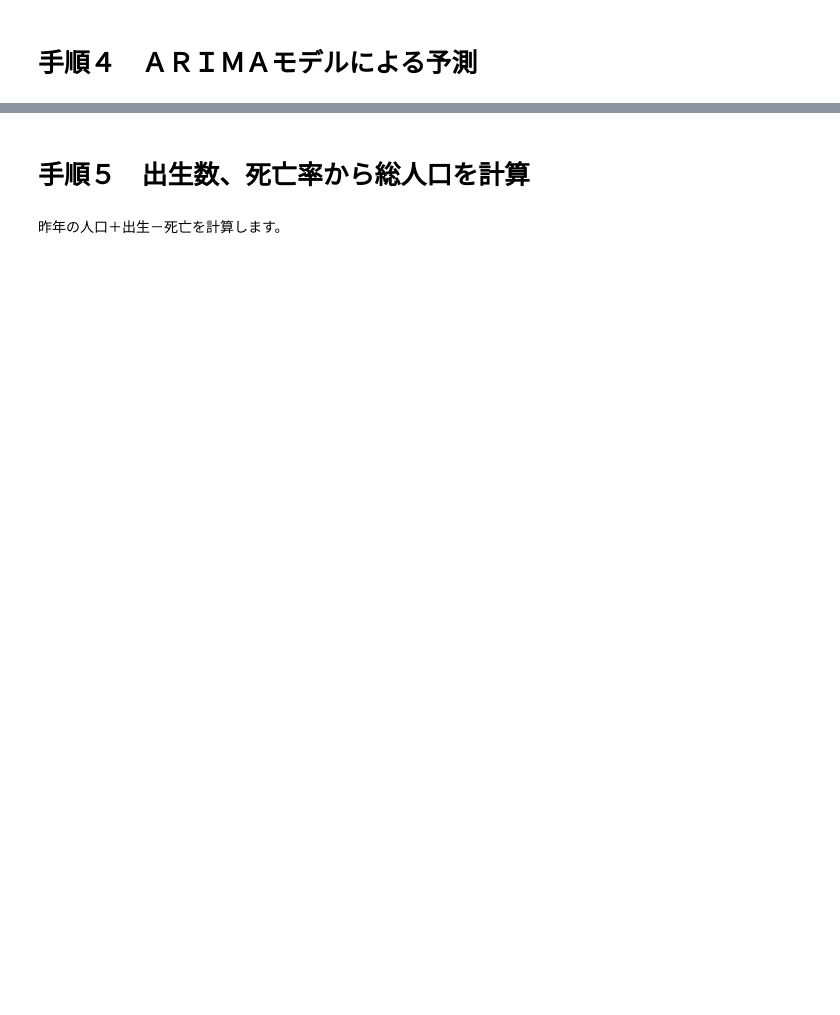
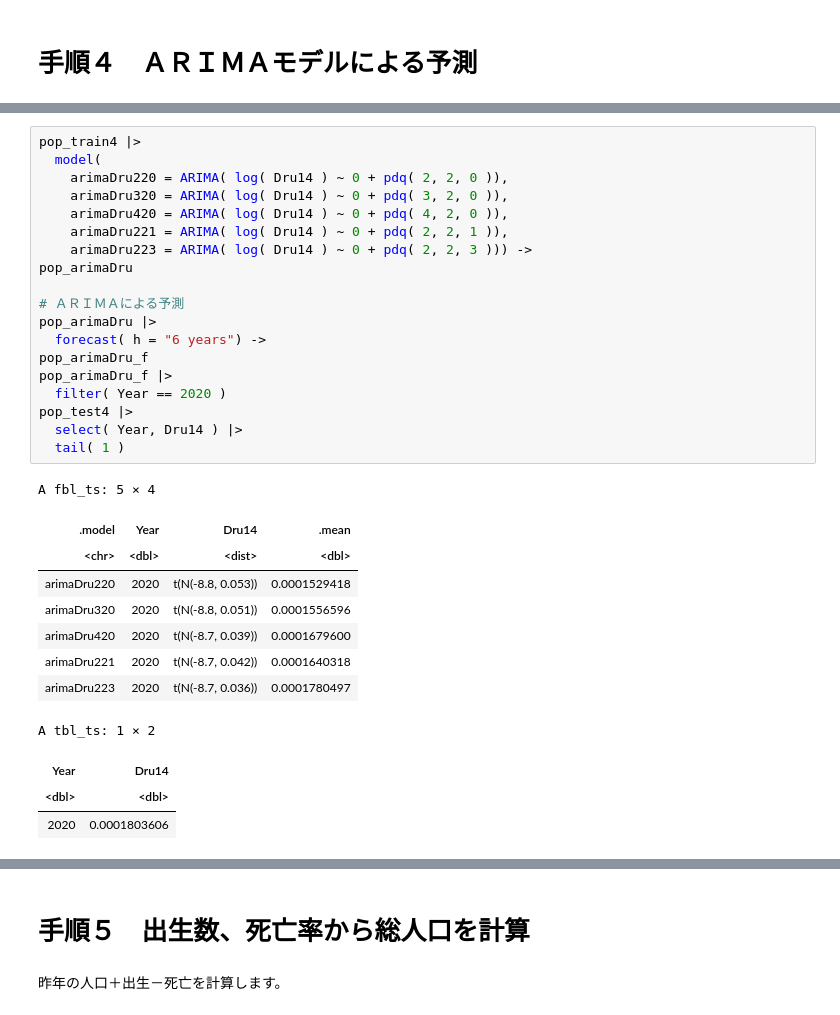
Before and after one commit to u-10bei/Population_Projections, a Jupyter notebook: ipynb/R_ARIMA_4.ipynb, the cells around one changed output, grey strips where cells are left out. Cells and saved outputs as stored; diff of their text form; blank space fills up the shorter version.

```diff
--- a/ipynb/R_ARIMA_4.ipynb
+++ b/ipynb/R_ARIMA_4.ipynb
@@ -277,0 +304,32 @@ A fbl_ts: 6 × 4
+# %%
+pop_train4 |>
+  model(
+    arimaDru220 = ARIMA( log( Dru14 ) ~ 0 + pdq( 2, 2, 0 )),
+    arimaDru320 = ARIMA( log( Dru14 ) ~ 0 + pdq( 3, 2, 0 )),
+    arimaDru420 = ARIMA( log( Dru14 ) ~ 0 + pdq( 4, 2, 0 )),
+    arimaDru221 = ARIMA( log( Dru14 ) ~ 0 + pdq( 2, 2, 1 )),
+    arimaDru223 = ARIMA( log( Dru14 ) ~ 0 + pdq( 2, 2, 3 ))) ->
+pop_arimaDru
+
+# ＡＲＩＭＡによる予測
+pop_arimaDru |>
+  forecast( h = "6 years") ->
+pop_arimaDru_f
+pop_arimaDru_f |>
+  filter( Year == 2020 )
+pop_test4 |>
+  select( Year, Dru14 ) |>
+  tail( 1 )
+# %% [output]
+A fbl_ts: 5 × 4
+| .model | Year | Dru14 | .mean |
+| <chr> | <dbl> | <dist> | <dbl> |
+| arimaDru220 | 2020 | t(N(-8.8, 0.053)) | 0.0001529418 |
+| arimaDru320 | 2020 | t(N(-8.8, 0.051)) | 0.0001556596 |
+| arimaDru420 | 2020 | t(N(-8.7, 0.039)) | 0.0001679600 |
+| arimaDru221 | 2020 | t(N(-8.7, 0.042)) | 0.0001640318 |
+| arimaDru223 | 2020 | t(N(-8.7, 0.036)) | 0.0001780497 |
+A tbl_ts: 1 × 2
+| Year | Dru14 |
+| <dbl> | <dbl> |
+| 2020 | 0.0001803606 |
```
Also changed, not shown: parts of 24 cells of this notebook.
